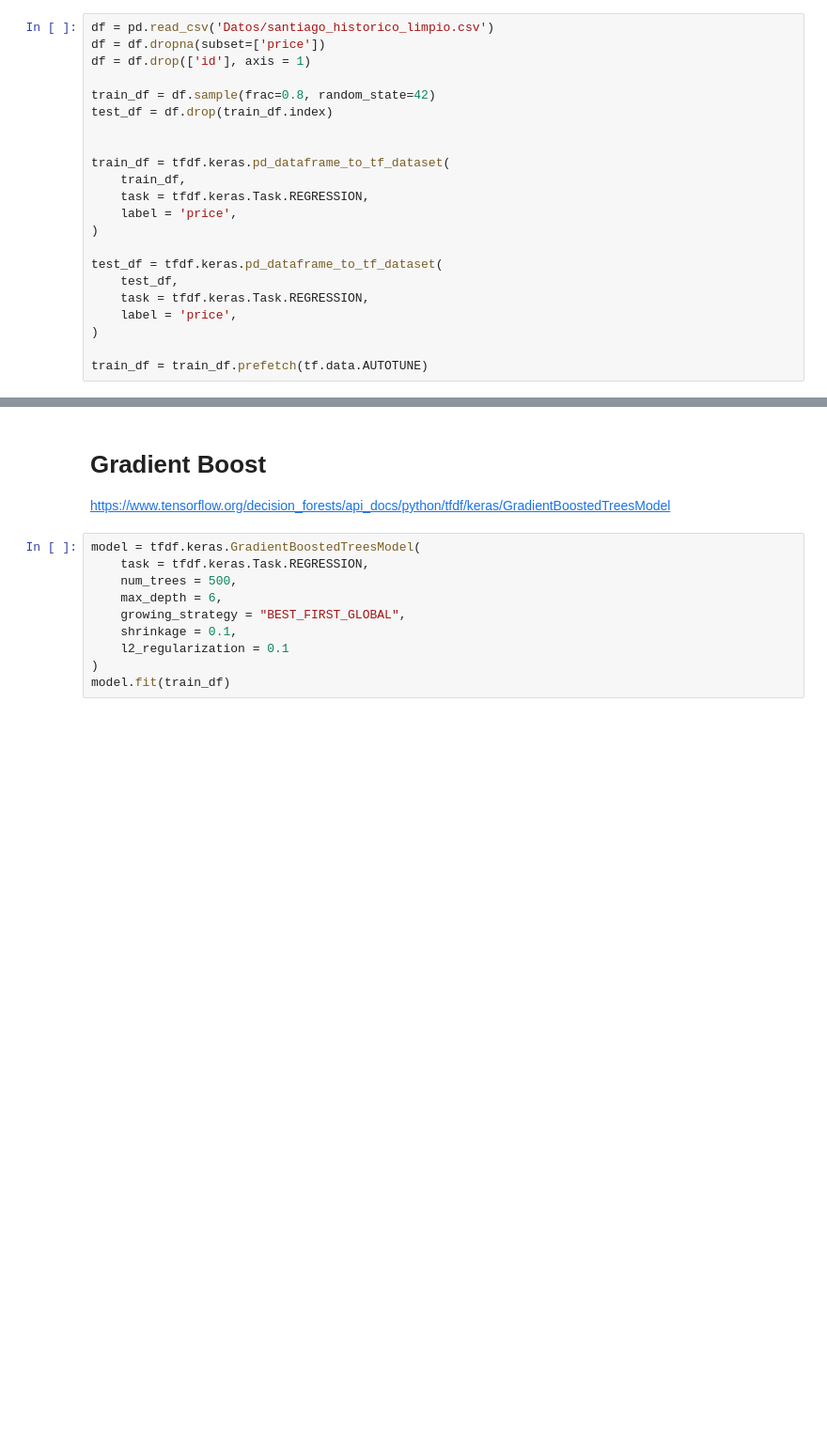
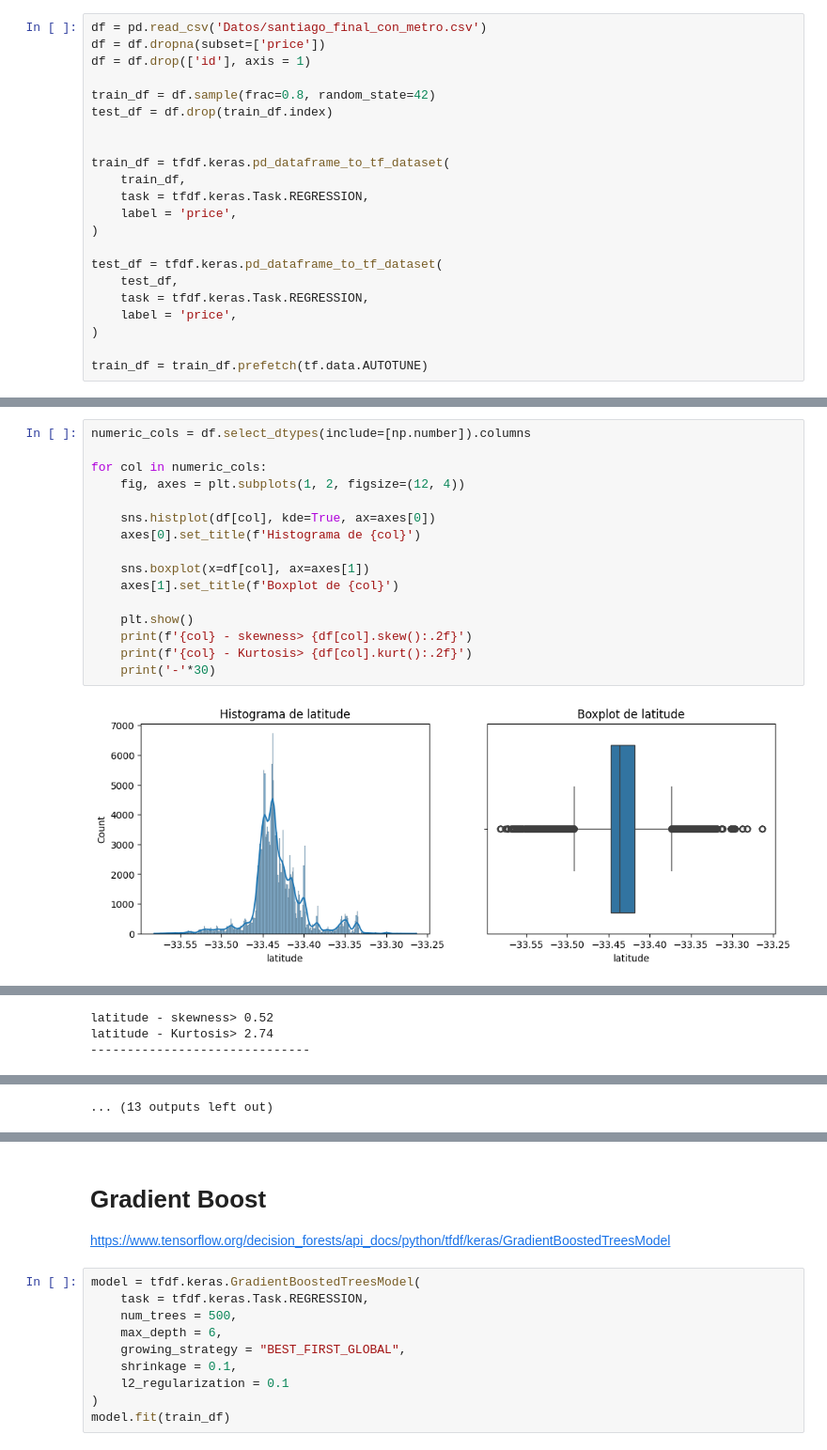
Before and after one commit to branxeto/TareaDataSciene, a Jupyter notebook: Model.ipynb, the cells around one changed output, grey strips where cells are left out. Shown at 94% size. Saved outputs shown, nothing was run; the diff lists cells and outputs as text; blank space fills up the shorter version.

Commit message:
Modelos y analisis exploratorio de datos listos

```diff
--- a/Model.ipynb
+++ b/Model.ipynb
@@ -17,5 +36,5 @@ Built with CUDA: True
 # %%
-df = pd.read_csv('Datos/santiago_historico_limpio.csv')
+df = pd.read_csv('Datos/santiago_final_con_metro.csv')
 df = df.dropna(subset=['price'])
 df = df.drop(['id'], axis = 1)
 
@@ -42,0 +118,18 @@ len(test_df)
+# %%
+numeric_cols = df.select_dtypes(include=[np.number]).columns
+
+for col in numeric_cols:
+    fig, axes = plt.subplots(1, 2, figsize=(12, 4))
+
+    sns.histplot(df[col], kde=True, ax=axes[0])
+    axes[0].set_title(f'Histograma de {col}')
+
+    sns.boxplot(x=df[col], ax=axes[1])
+    axes[1].set_title(f'Boxplot de {col}')
+
+    plt.show()
+    print(f'{col} - skewness> {df[col].skew():.2f}')
+    print(f'{col} - Kurtosis> {df[col].kurt():.2f}')
+    print('-'*30)
+# %% [output]
+[figure, added]
@@ -42,0 +145,3 @@ len(test_df)
+latitude - skewness> 0.52
+latitude - Kurtosis> 2.74
+------------------------------
@@ -42,0 +149 @@ len(test_df)
+... (13 outputs left out)
```
Also changed, not shown: parts of 19 cells of this notebook, 1 other file.
